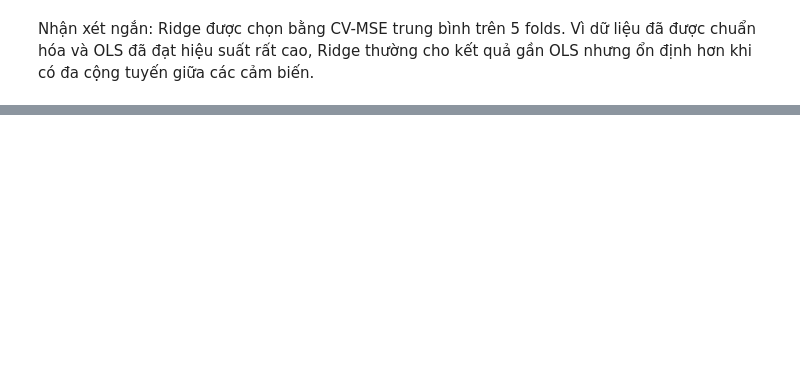
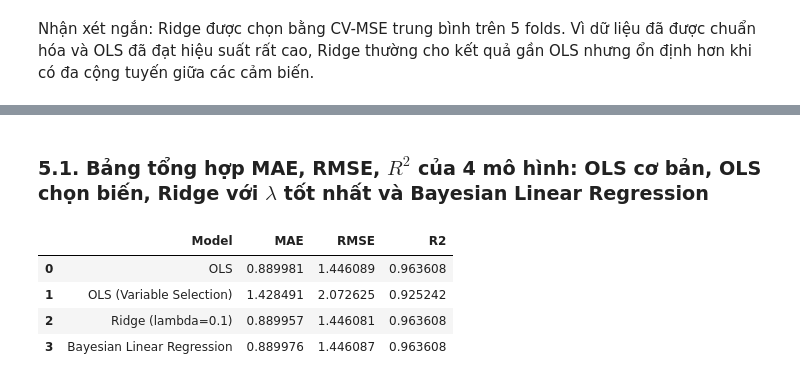
Before and after one commit to TNTruong196/Prj2_TUDTK_N1, a Jupyter notebook: part2/part2_notebook.ipynb, the cells around one changed output, grey strips where cells are left out. Cells and saved outputs as stored; diff of their text form; code cells hidden in the pictures; blank space fills up the shorter version.

```diff
--- a/part2/part2_notebook.ipynb
+++ b/part2/part2_notebook.ipynb
@@ -557,0 +575,22 @@ Nhận xét ngắn: Ridge được chọn bằng CV-MSE trung bình trên 5 fold
+# %% [markdown]
+### 5.1. Bảng tổng hợp MAE, RMSE, $R^2$ của 4 mô hình: OLS cơ bản, OLS chọn biến, Ridge với $\lambda$ tốt nhất và Bayesian Linear Regression
+# %%
+import importlib
+import model_comparison
+
+importlib.reload(model_comparison)
+
+from model_comparison import train_and_compare
+
+result = train_and_compare(k=5, plot=False)
+
+metrics_table = result["metrics_table"]
+selection_result = result["selection_result"]
+
+metrics_table
+# %% [output]
+|  | Model | MAE | RMSE | R2 |
+| 0 | OLS | 0.889981 | 1.446089 | 0.963608 |
+| 1 | OLS (Variable Selection) | 1.428491 | 2.072625 | 0.925242 |
+| 2 | Ridge (lambda=0.1) | 0.889957 | 1.446081 | 0.963608 |
+| 3 | Bayesian Linear Regression | 0.889976 | 1.446087 | 0.963608 |
```
Also changed, not shown: parts of 2 cells of this notebook, 1 other file.
